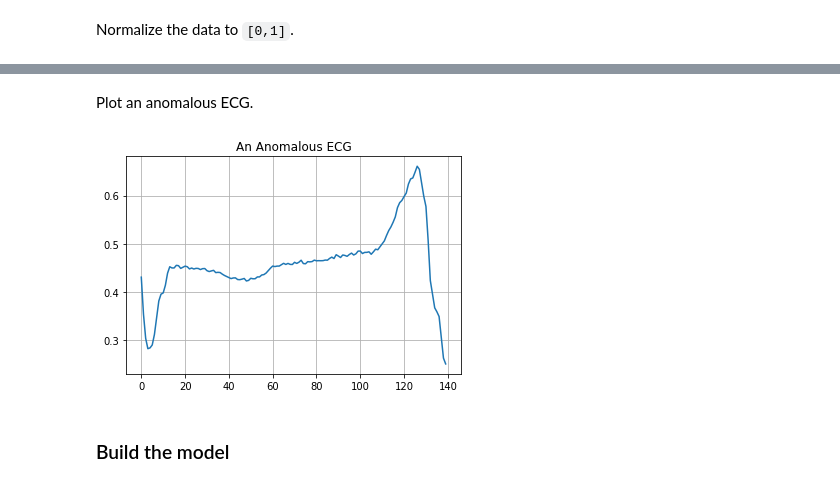
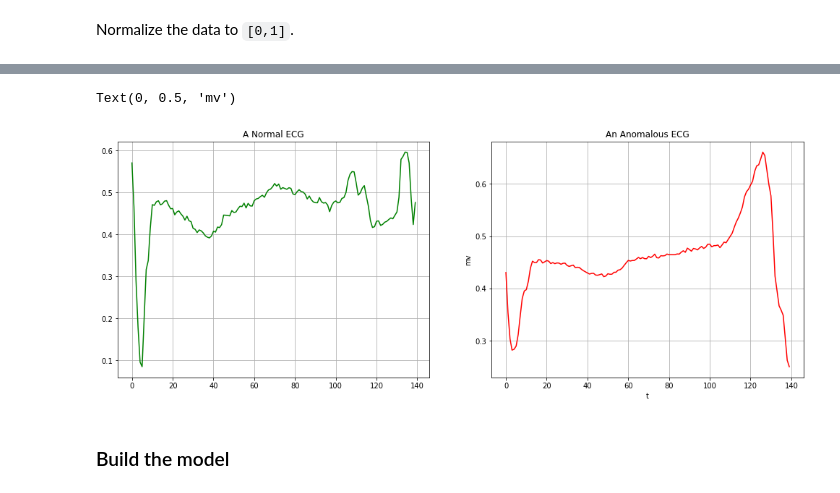
Before and after one commit to dingowhiz/Data_Analytics_ML, a Jupyter notebook: autoencoder_TF.ipynb, the cells around one changed output, grey strips where cells are left out. Saved outputs shown, nothing was run; the diff lists cells and outputs as text; code cells hidden in the pictures.

```diff
--- a/autoencoder_TF.ipynb
+++ b/autoencoder_TF.ipynb
@@ -83,12 +76,19 @@ plt.show()
-# %% [markdown]
-Plot an anomalous ECG.
-# %%
-plt.grid()
-plt.plot(np.arange(140), anomalous_train_data[0])
-plt.title("An Anomalous ECG")
-plt.show()
-# %% [output]
-[figure, removed]
+# %%
+
+fig, (ax1, ax2) = plt.subplots(1,2, figsize=(17, 6))
+ax1.grid()
+ax1.set_title('A Normal ECG')
+ax1.plot(np.arange(140), normal_train_data[0], 'g')
+plt.xlabel('t')
+plt.ylabel('mv')
+ax2.grid()
+ax2.set_title("An Anomalous ECG")
+ax2.plot(np.arange(140), anomalous_train_data[0], 'r')
+plt.xlabel('t')
+plt.ylabel('mv')
+# %% [output]
+Text(0, 0.5, 'mv')
+[figure, added]
 # %% [markdown]
 ### Build the model
 # %%
```
Also changed, not shown: parts of 14 cells of this notebook.
